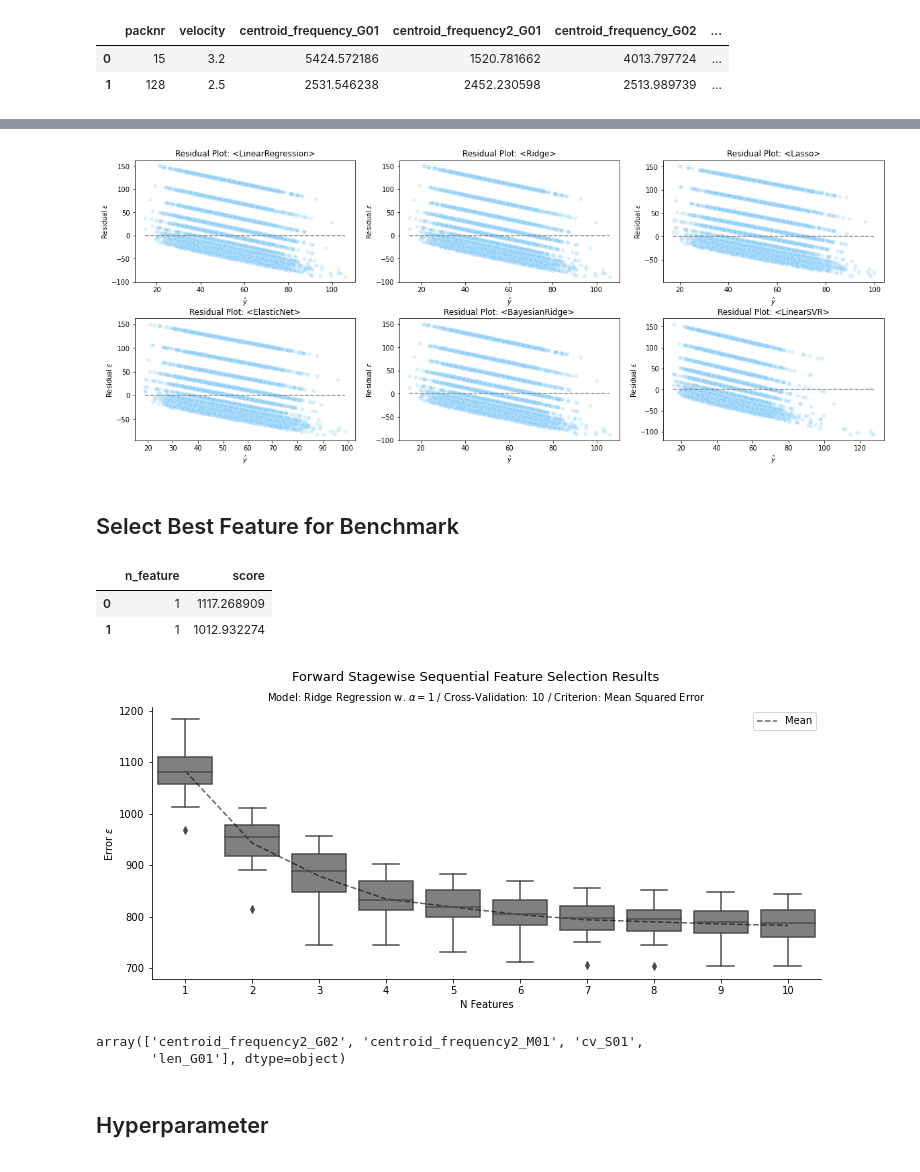
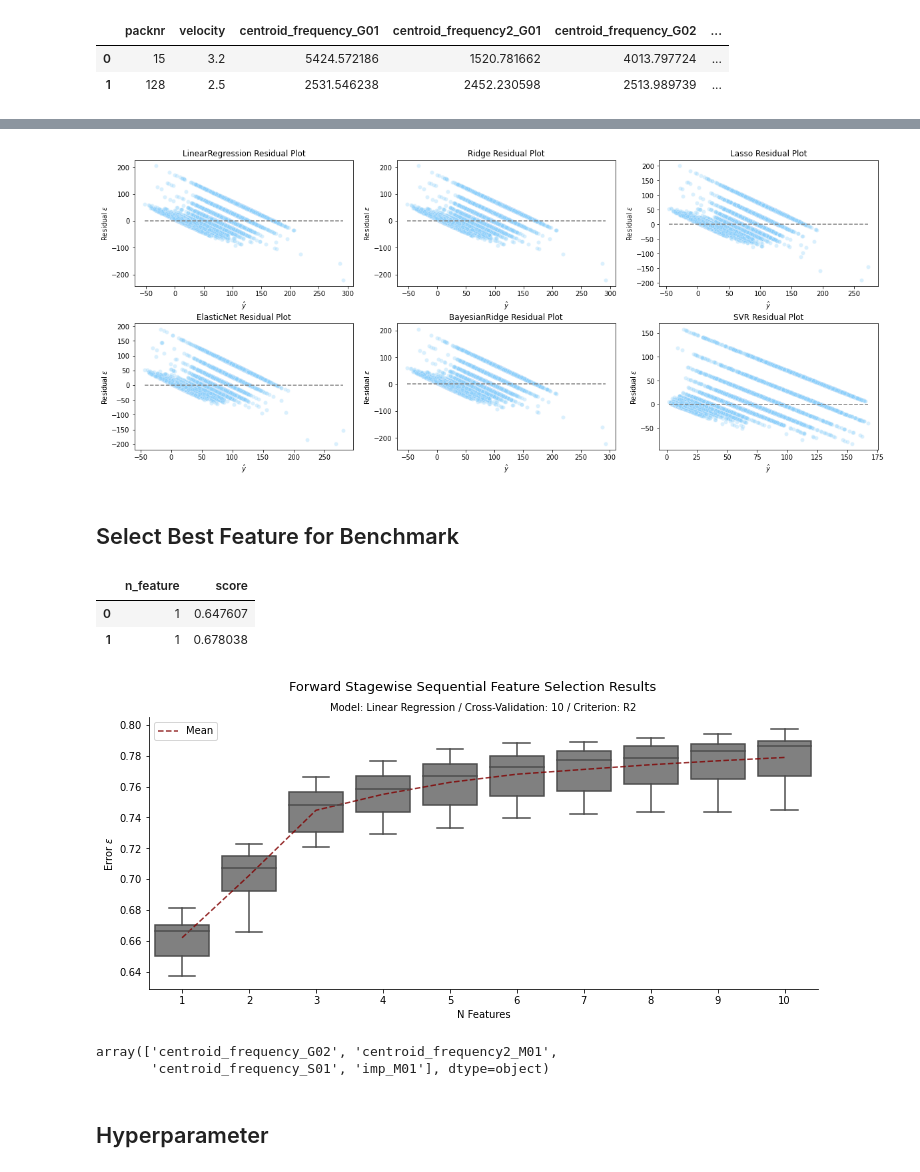
Before and after one commit to FiratSaritas/Safety-for-Alpine-Villages, a Jupyter notebook: model/Benchmark/benchmark_sps2.ipynb, the cells around one changed output, grey strips where cells are left out. Drawn from its saved outputs; the diff is of its cells as text; code cells hidden in the pictures.

Commit message:
Adjustments and new colors on plot

```diff
--- a/model/Benchmark/benchmark_sps2.ipynb
+++ b/model/Benchmark/benchmark_sps2.ipynb
@@ -21,7 +21,7 @@ from statsmodels.regression.linear_model import WLS
 
 pd.options.display.max_columns = None
 # %%
-data = pd.read_table('../data/data_sps.txt', sep=' ')
+data = pd.read_table('../../data/data_sps.txt', sep=' ')
 feature_cols = data.columns.to_list()
 feature_cols.remove('size_mm')
 feature_cols.remove('start_time')
@@ -46,7 +46,7 @@ lazy.plot_report(plot_include_time=True)
 # %%
 lazy.plot_residuals(data)
 # %% [output]
-[figure, old version]
+[figure, new version]
 # %% [markdown]
 ## Select Best Feature for Benchmark
 # %%
@@ -59,40 +59,41 @@ for n_features in tqdm(np.arange(1,10+1)):
     select = SequentialFeatureSelector(estimator=LinearRegression(),
                                        n_features_to_select=n_features,
                                        direction='forward',
-                                       scoring='neg_mean_squared_error')
-    select.fit(X, y)
+                                       scoring='r2')
+    select.fit(X, np.log(y))
     best_col = X.columns.to_numpy()[select.get_support()]
     best_feature_dict[n_features] = best_col
-    best_feature_cvscores[n_features] = cross_val_score(estimator=Ridge(),
+    best_feature_cvscores[n_features] = cross_val_score(estimator=LinearRegression(),
                                                         X=X[best_col],
-                                                        y=y, cv=10,
-                                                        scoring='neg_mean_squared_error')
+                                                        y=np.log(y), cv=10,
+                                                        scoring='r2')
 # %%
 tmp = pd.melt(pd.DataFrame.from_dict(best_feature_cvscores), var_name='n_feature', value_name='score')
 tmp['score'] = np.abs(tmp['score'])
 tmp.head(2)
 # %% [output]
 |  | n_feature | score |
-| 0 | 1 | 1117.268909 |
-| 1 | 1 | 1012.932274 |
+| 0 | 1 | 0.647607 |
+| 1 | 1 | 0.678038 |
 # %%
 tmp_ = tmp.groupby('n_feature').mean()
 # %%
 fig = plt.subplots(figsize=(12, 5))
 p = sns.boxplot(x=tmp['n_feature'], y=tmp['score'], color='grey')
-p1 = sns.lineplot(x=tmp_.index-1, y=tmp_.to_numpy().reshape(-1), color='black',
-                  linestyle='--', label='Mean', alpha=.6)
-plt.title(r'Model: Ridge Regression w. $\alpha=1$ / Cross-Validation: 10 / Criterion: Mean Squared Error', fontsize=10)
+p1 = sns.lineplot(x=tmp_.index-1, y=tmp_.to_numpy().reshape(-1), color='maroon',
+                  linestyle='--', label='Mean', alpha=.8)
+plt.title(r'Model: Linear Regression / Cross-Validation: 10 / Criterion: R2', fontsize=10)
 plt.suptitle('Forward Stagewise Sequential Feature Selection Results', fontsize=13)
 plt.xlabel('N Features')
 plt.ylabel(r'Error $\epsilon$')
 sns.despine()
 plt.show()
 # %% [output]
-[figure, old version]
+[figure, new version]
 # %%
-best_feature_dict[4]
+n_features = 4
+best_feature_dict[n_features]
 # %% [output]
-array(['centroid_frequency2_G02', 'centroid_frequency2_M01', 'cv_S01',
-       'len_G01'], dtype=object)
+array(['centroid_frequency_G02', 'centroid_frequency2_M01',
+       'centroid_frequency_S01', 'imp_M01'], dtype=object)
 # %%
```
Also changed, not shown: parts of 6 cells of this notebook.
